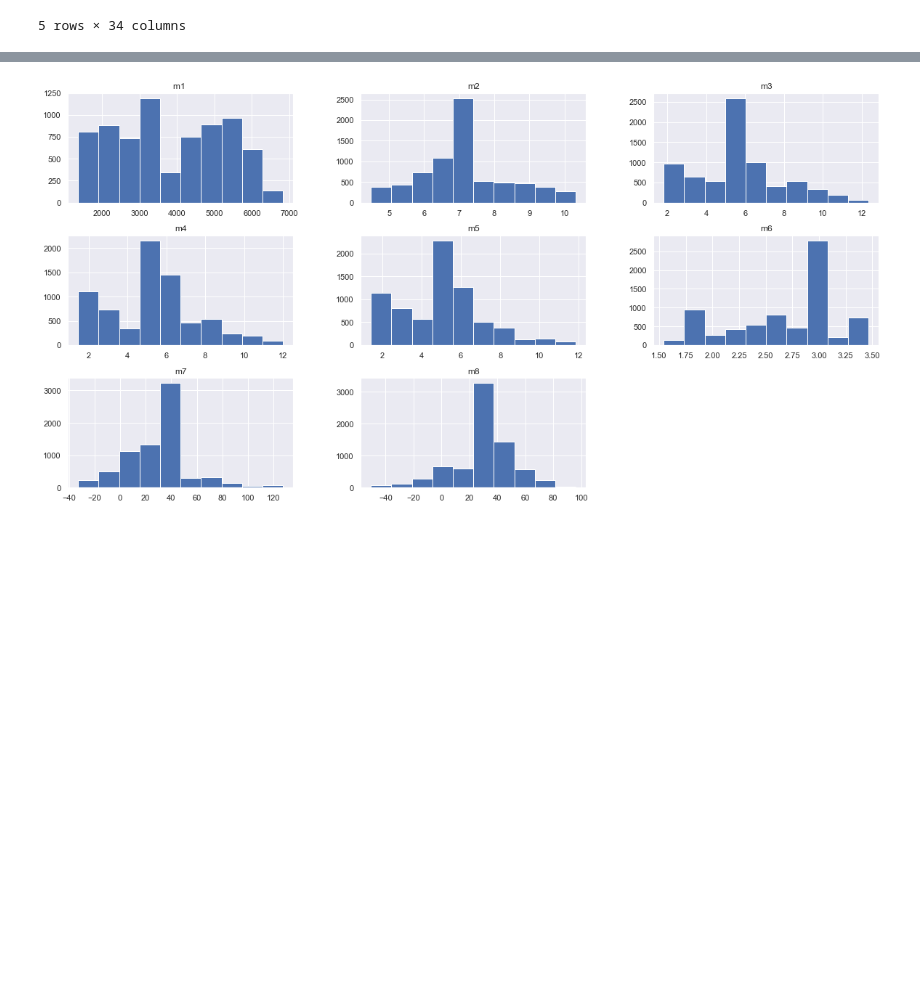
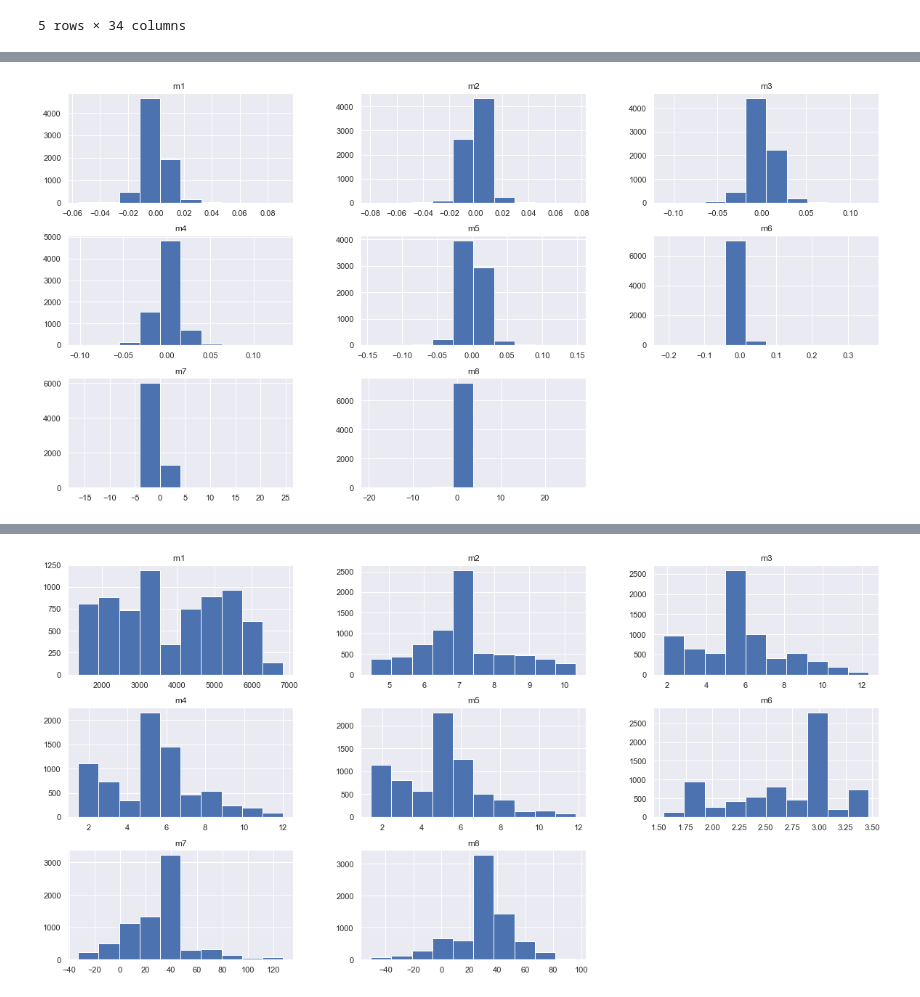
Before and after one commit to laureat/Python, a Jupyter notebook: AUD.ipynb, the cells around one changed output, grey strips where cells are left out. Drawn from its saved outputs; the diff is of its cells as text; code cells hidden in the pictures; blank space fills up the shorter version.

```diff
--- a/AUD.ipynb
+++ b/AUD.ipynb
@@ -28,0 +54,2 @@ market_data=df[market][df.index.dayofweek<5]
+# %%
+market_data=market_data.pct_change(periods=1,fill_method=None)
@@ -29,2 +82,4 @@ market_data=df[market][df.index.dayofweek<5]
 # %%
 market_data=market_data.fillna(method='bfill').fillna(method='ffill')
+# %%
+market_data=market_data.pct_change(periods=1).fillna(method='bfill')
@@ -30,0 +108,4 @@ market_data=market_data.fillna(method='bfill').fillna(method='ffill')
+# %%
+market_data.hist(figsize=(20, 10), bins=10);
+# %% [output]
+[figure, added]
```
Also changed, not shown: parts of 23 cells of this notebook, 1 other file.
